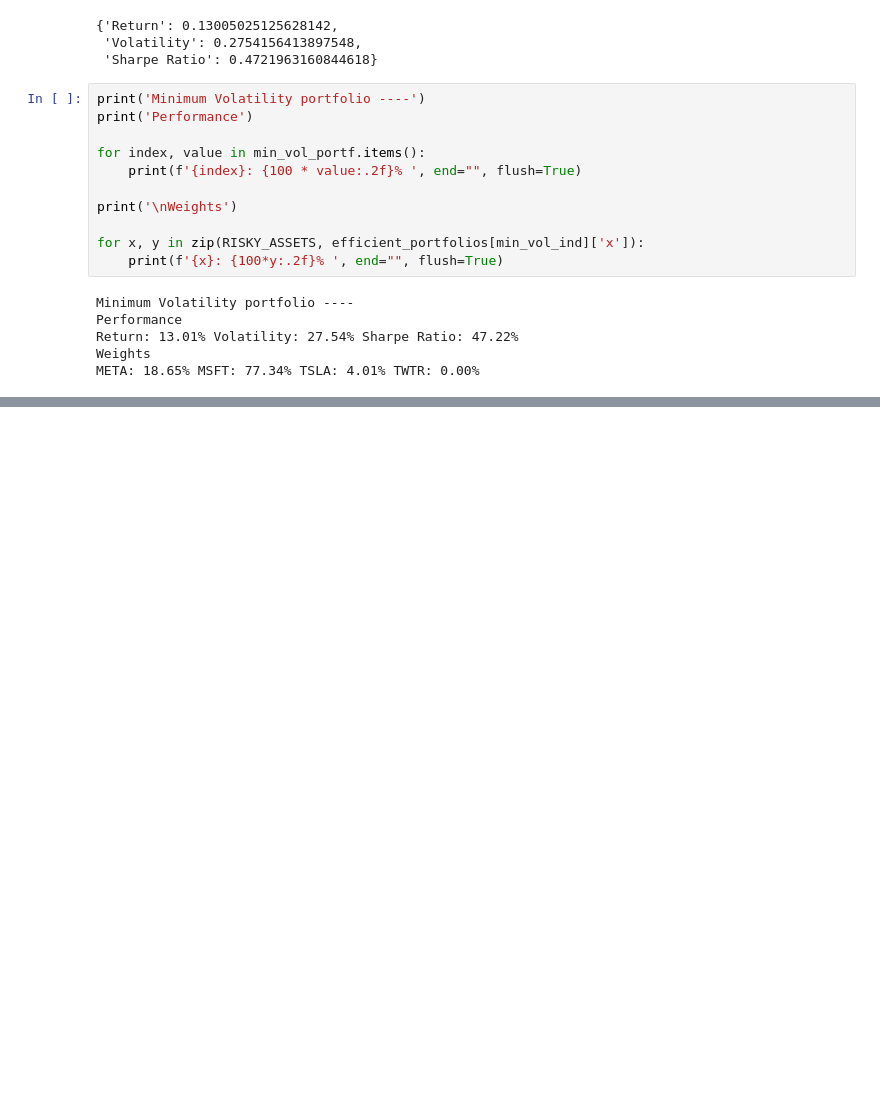
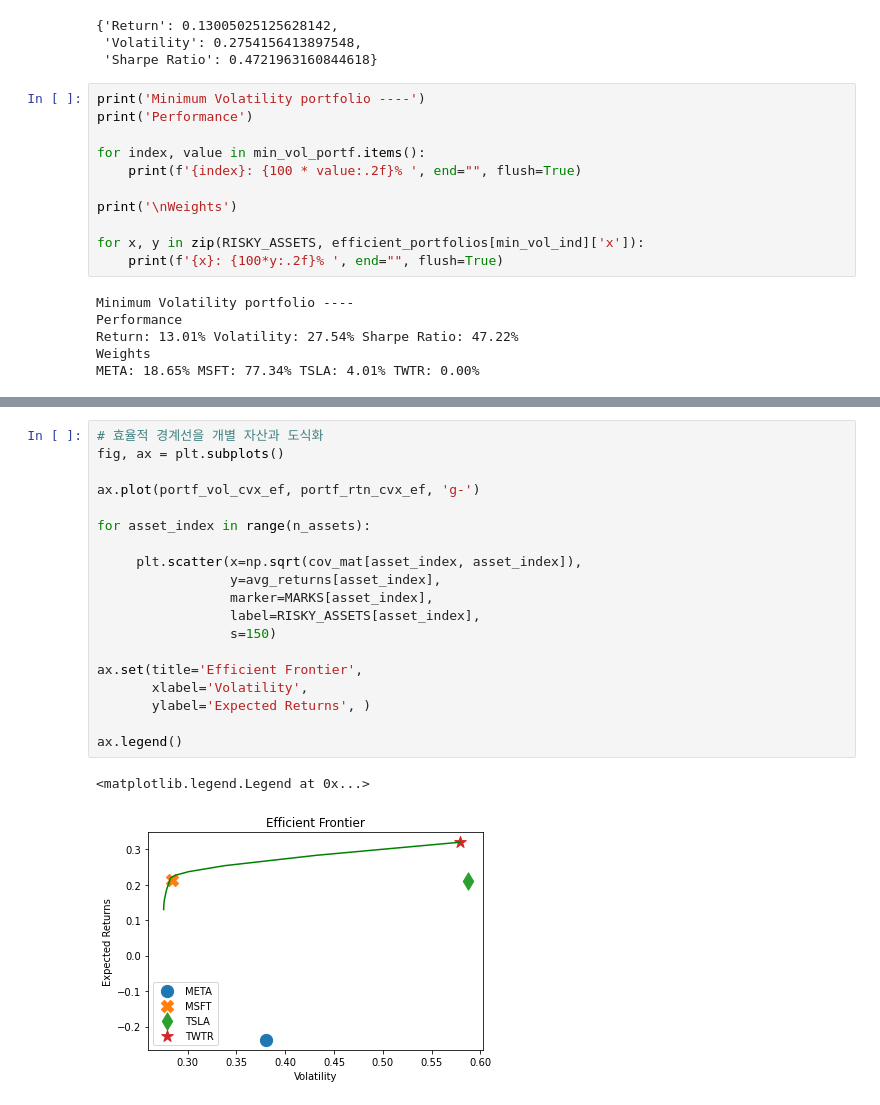
Before and after one commit to namwootree/Basic_Skill, a Jupyter notebook: Time_Series/금융 파이썬 쿡북/7장_파이썬으로_자산_배분.ipynb, the cells around one changed output, grey strips where cells are left out. Cells and saved outputs as stored; diff of their text form; blank space fills up the shorter version.

```diff
--- a/Time_Series/금융 파이썬 쿡북/7장_파이썬으로_자산_배분.ipynb
+++ b/Time_Series/금융 파이썬 쿡북/7장_파이썬으로_자산_배분.ipynb
@@ -445,0 +502,22 @@ META: 18.65% MSFT: 77.34% TSLA: 4.01% TWTR: 0.00%
+# %%
+# 효율적 경계선을 개별 자산과 도식화
+fig, ax = plt.subplots()
+
+ax.plot(portf_vol_cvx_ef, portf_rtn_cvx_ef, 'g-')
+
+for asset_index in range(n_assets):
+
+     plt.scatter(x=np.sqrt(cov_mat[asset_index, asset_index]),
+                 y=avg_returns[asset_index],
+                 marker=MARKS[asset_index],
+                 label=RISKY_ASSETS[asset_index],
+                 s=150)
+
+ax.set(title='Efficient Frontier',
+       xlabel='Volatility',
+       ylabel='Expected Returns', )
+
+ax.legend()
+# %% [output]
+<matplotlib.legend.Legend at 0x...>
+[figure, added]
```
Also changed, not shown: parts of 6 cells of this notebook.
